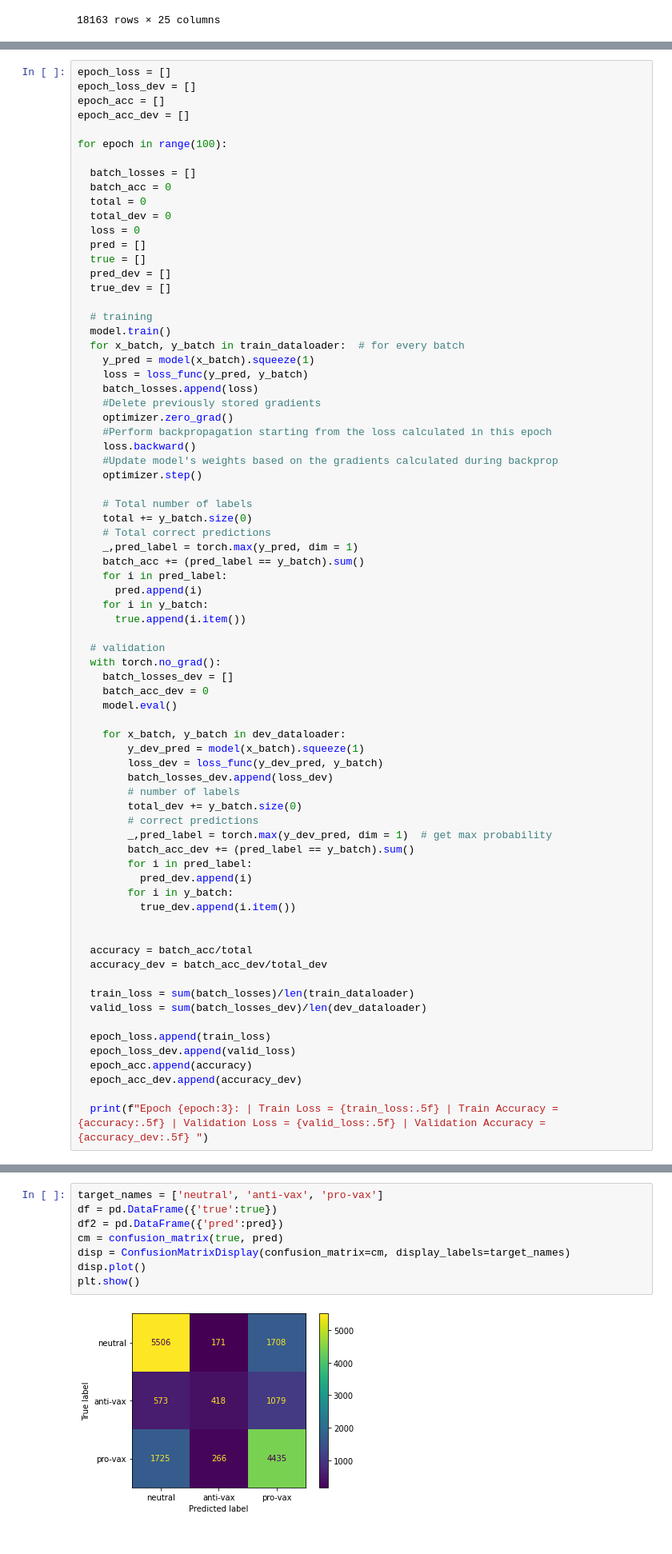
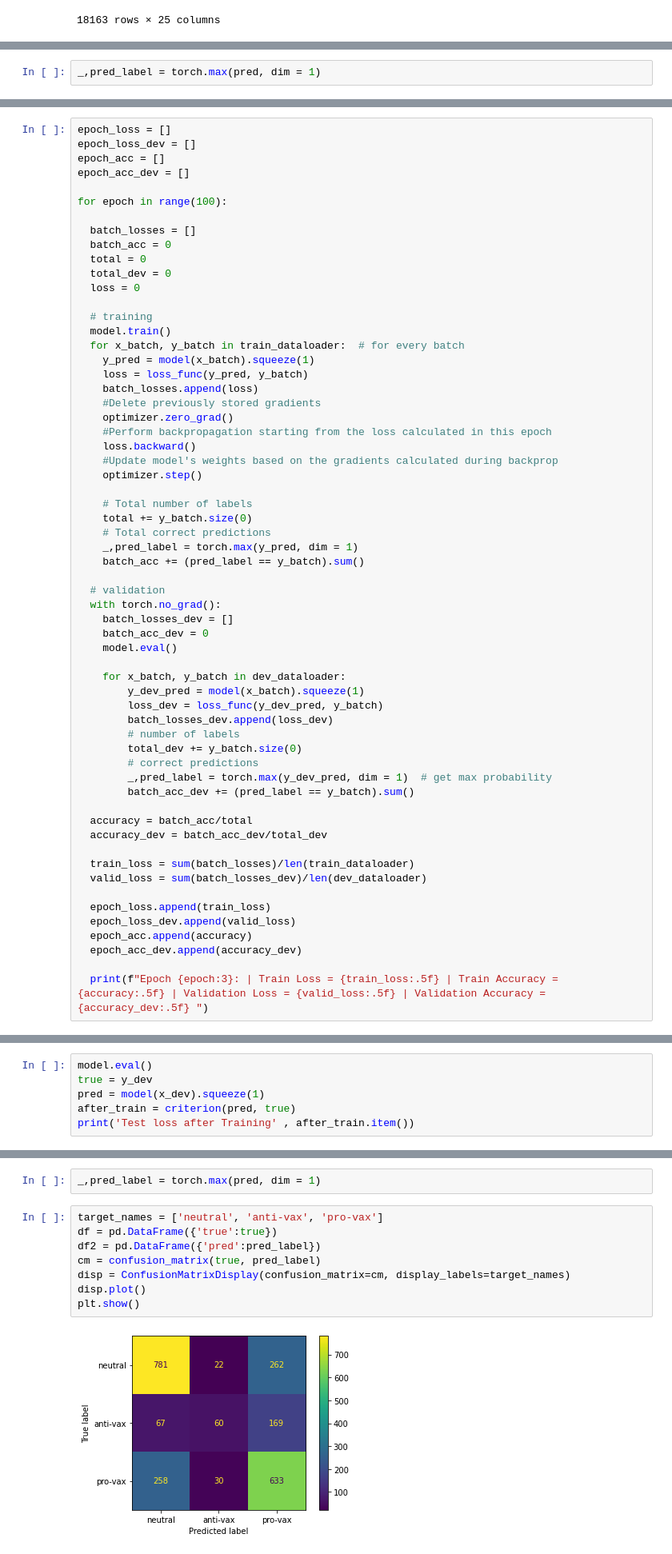
Before and after one commit to nefelitav/vaccine-sentiment-classifier, a Jupyter notebook: feedforward.ipynb, the cells around one changed output, grey strips where cells are left out. Shown at 80% size. Cells and saved outputs as stored; diff of their text form.

```diff
--- a/feedforward.ipynb
+++ b/feedforward.ipynb
@@ -434,2 +446,4 @@ Epoch  99: | Train Loss = 0.73884 | Train Accuracy = 0.67080 | Validation Loss =
+# %%
+_,pred_label = torch.max(pred, dim = 1)
 # %%
 target_names = ['neutral', 'anti-vax', 'pro-vax']
@@ -628,10 +641,6 @@ for epoch in range(100):
   total = 0
   total_dev = 0
   loss = 0
-  pred = []
-  true = []
-  pred_dev = []
-  true_dev = []
 
   # training
   model.train()
@@ -651,10 +660,6 @@ for epoch in range(100):
     # Total correct predictions
     _,pred_label = torch.max(y_pred, dim = 1)
     batch_acc += (pred_label == y_batch).sum()
-    for i in pred_label:
-      pred.append(i)
-    for i in y_batch:
-      true.append(i.item())
 
   # validation
   with torch.no_grad():
@@ -671,11 +676,6 @@ for epoch in range(100):
         # correct predictions
         _,pred_label = torch.max(y_dev_pred, dim = 1)  # get max probability
         batch_acc_dev += (pred_label == y_batch).sum()
-        for i in pred_label:
-          pred_dev.append(i)
-        for i in y_batch:
-          true_dev.append(i.item())
-
 
   accuracy = batch_acc/total
   accuracy_dev = batch_acc_dev/total_dev
@@ -710,2 +710,8 @@ Epoch  99: | Train Loss = 0.76223 | Train Accuracy = 0.65229 | Validation Loss =
 # %% [markdown]
 ### Evaluation
+# %%
+model.eval()
+true = y_dev
+pred = model(x_dev).squeeze(1)
+after_train = criterion(pred, true)
+print('Test loss after Training' , after_train.item())
@@ -712,12 +720,14 @@ Epoch  99: | Train Loss = 0.76223 | Train Accuracy = 0.65229 | Validation Loss =
+# %%
+_,pred_label = torch.max(pred, dim = 1)
 # %%
 target_names = ['neutral', 'anti-vax', 'pro-vax']
 df = pd.DataFrame({'true':true})
-df2 = pd.DataFrame({'pred':pred})
-cm = confusion_matrix(true, pred)
+df2 = pd.DataFrame({'pred':pred_label})
+cm = confusion_matrix(true, pred_label)
 disp = ConfusionMatrixDisplay(confusion_matrix=cm, display_labels=target_names)
 disp.plot()
 plt.show()
 # %% [output]
-[figure, old version]
+[figure, new version]
 # %%
 print("Precision-Recall-F1 - Training Data :")
```
Also changed, not shown: parts of 26 cells of this notebook, 2 other files.
